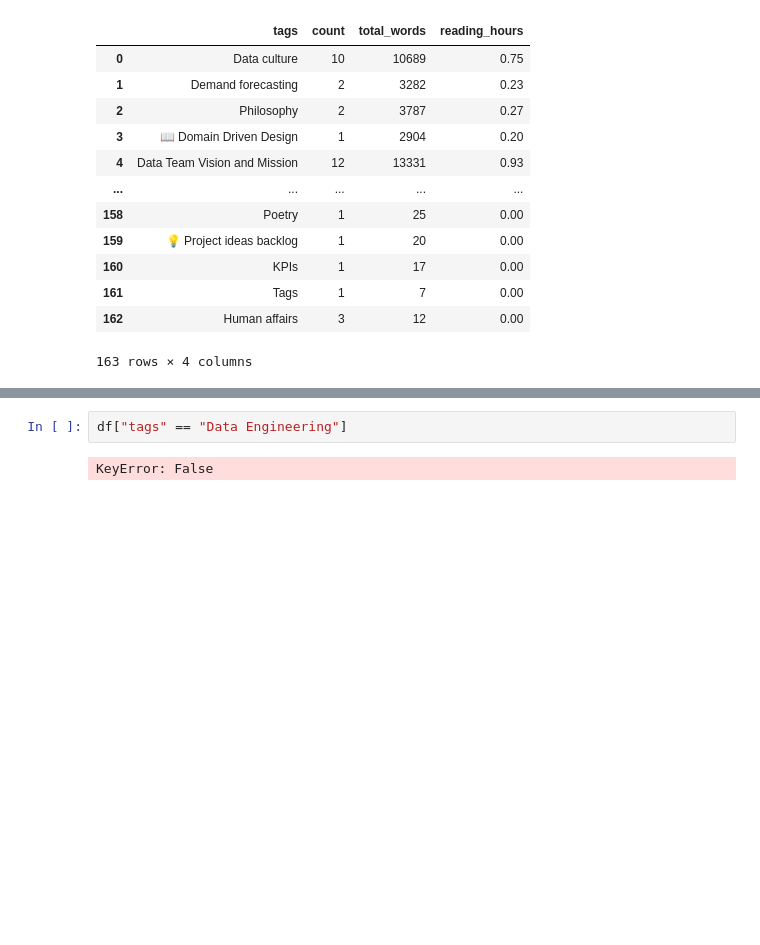
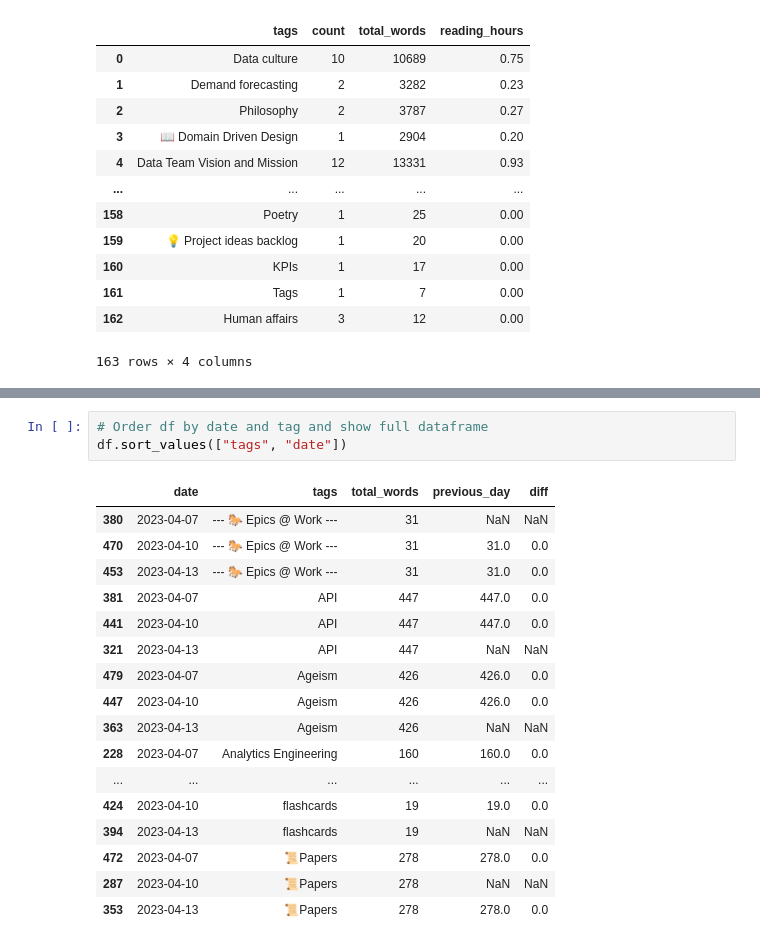
Before and after one commit to drmario-gh/obsidian-metrics, a Jupyter notebook: main.ipynb, the cells around one changed output, grey strips where cells are left out. Cells and saved outputs as stored; diff of their text form; blank space fills up the shorter version.

```diff
--- a/main.ipynb
+++ b/main.ipynb
@@ -423,6 +416,23 @@ fig.write_image("/home/jovyan/work/assets/words_by_topic_last_7_days.svg")
 # %% [output]
 [interactive output not drawn]
 # %%
-df["tags" == "Data Engineering"]
+# Order df by date and tag and show full dataframe
+df.sort_values(["tags", "date"])
 # %% [output]
-KeyError: False
+|  | date | tags | total_words | previous_day | diff |
+| 380 | 2023-04-07 | --- 🐎 Epics @ Work --- | 31 | NaN | NaN |
+| 470 | 2023-04-10 | --- 🐎 Epics @ Work --- | 31 | 31.0 | 0.0 |
+| 453 | 2023-04-13 | --- 🐎 Epics @ Work --- | 31 | 31.0 | 0.0 |
+| 381 | 2023-04-07 | API | 447 | 447.0 | 0.0 |
+| 441 | 2023-04-10 | API | 447 | 447.0 | 0.0 |
+| 321 | 2023-04-13 | API | 447 | NaN | NaN |
+| 479 | 2023-04-07 | Ageism | 426 | 426.0 | 0.0 |
+| 447 | 2023-04-10 | Ageism | 426 | 426.0 | 0.0 |
+| 363 | 2023-04-13 | Ageism | 426 | NaN | NaN |
+| 228 | 2023-04-07 | Analytics Engineering | 160 | 160.0 | 0.0 |
+| ... | ... | ... | ... | ... | ... |
+| 424 | 2023-04-10 | flashcards | 19 | 19.0 | 0.0 |
+| 394 | 2023-04-13 | flashcards | 19 | NaN | NaN |
+| 472 | 2023-04-07 | 📜Papers | 278 | 278.0 | 0.0 |
+| 287 | 2023-04-10 | 📜Papers | 278 | NaN | NaN |
+| 353 | 2023-04-13 | 📜Papers | 278 | 278.0 | 0.0 |
```
Also changed, not shown: parts of 7 cells of this notebook, 10 other files.
